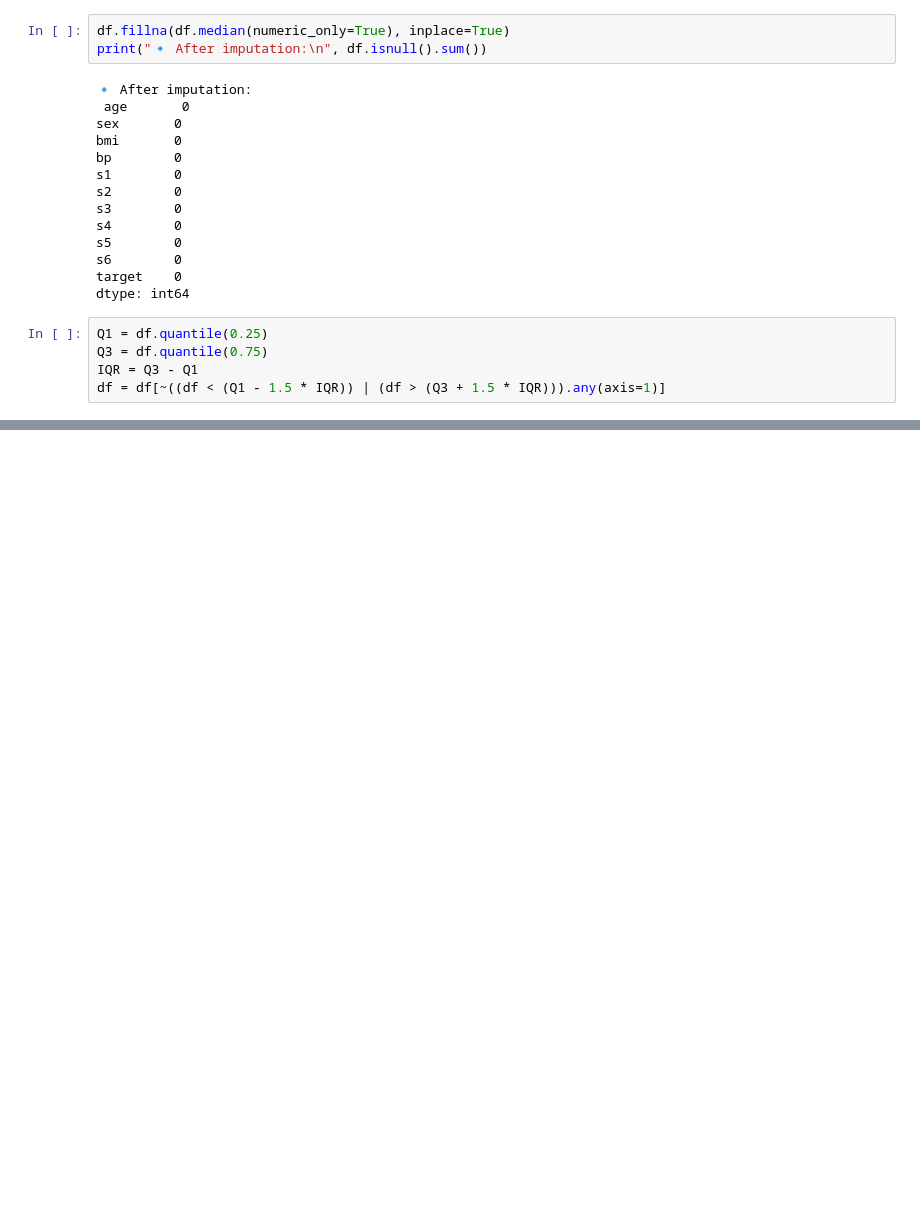
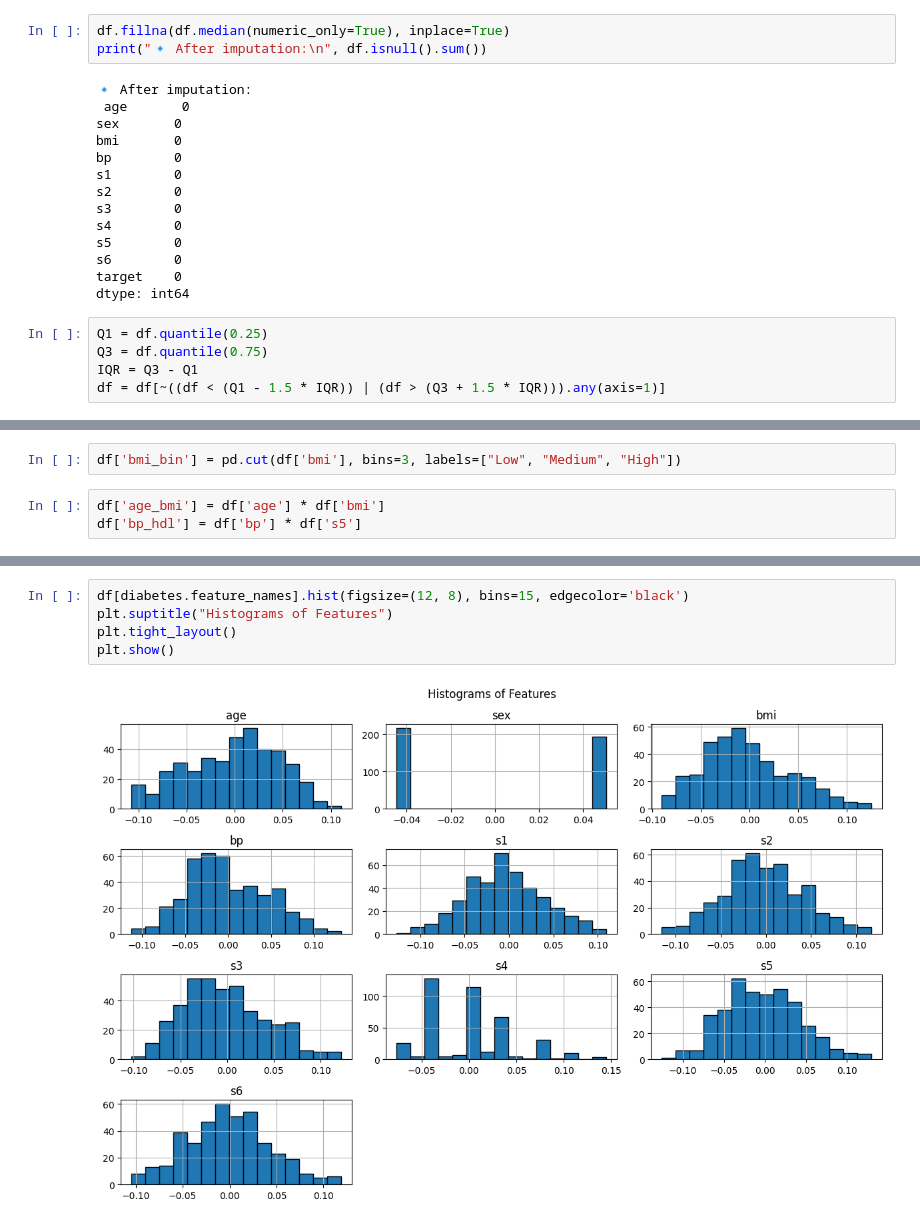
Before and after one commit to kk23mm14-source/pynotes-kranti, a Jupyter notebook: notebooks/kranti/sample.ipynb, the cells around one changed output, grey strips where cells are left out. Saved outputs shown, nothing was run; the diff lists cells and outputs as text; blank space fills up the shorter version.

```diff
--- a/notebooks/kranti/sample.ipynb
+++ b/notebooks/kranti/sample.ipynb
@@ -53,0 +63,5 @@ df = df[~((df < (Q1 - 1.5 * IQR)) | (df > (Q3 + 1.5 * IQR))).any(axis=1)]
+# %%
+df['bmi_bin'] = pd.cut(df['bmi'], bins=3, labels=["Low", "Medium", "High"])
+# %%
+df['age_bmi'] = df['age'] * df['bmi']
+df['bp_hdl'] = df['bp'] * df['s5']
@@ -53,0 +77,7 @@ df = df[~((df < (Q1 - 1.5 * IQR)) | (df > (Q3 + 1.5 * IQR))).any(axis=1)]
+# %%
+df[diabetes.feature_names].hist(figsize=(12, 8), bins=15, edgecolor='black')
+plt.suptitle("Histograms of Features")
+plt.tight_layout()
+plt.show()
+# %% [output]
+[figure, added]
```
Also changed, not shown: parts of 3 cells of this notebook, 12 other files.
